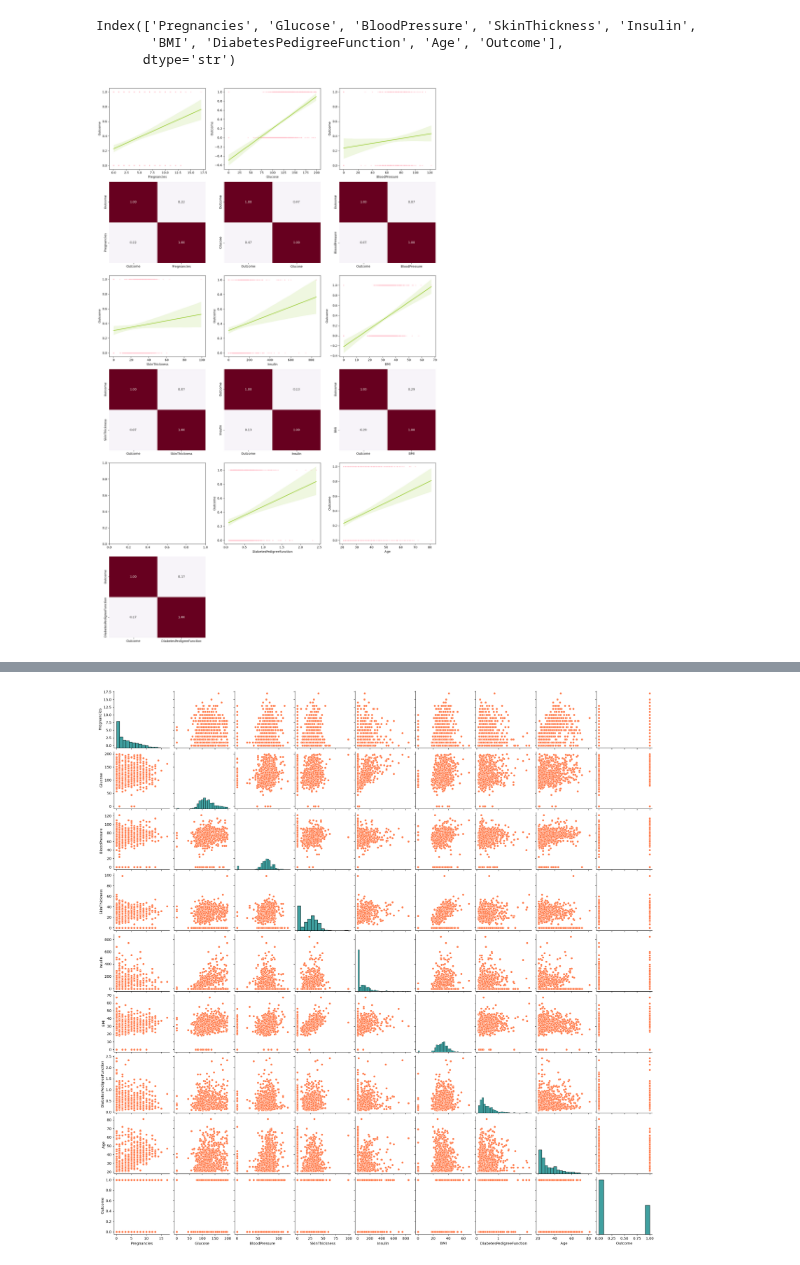
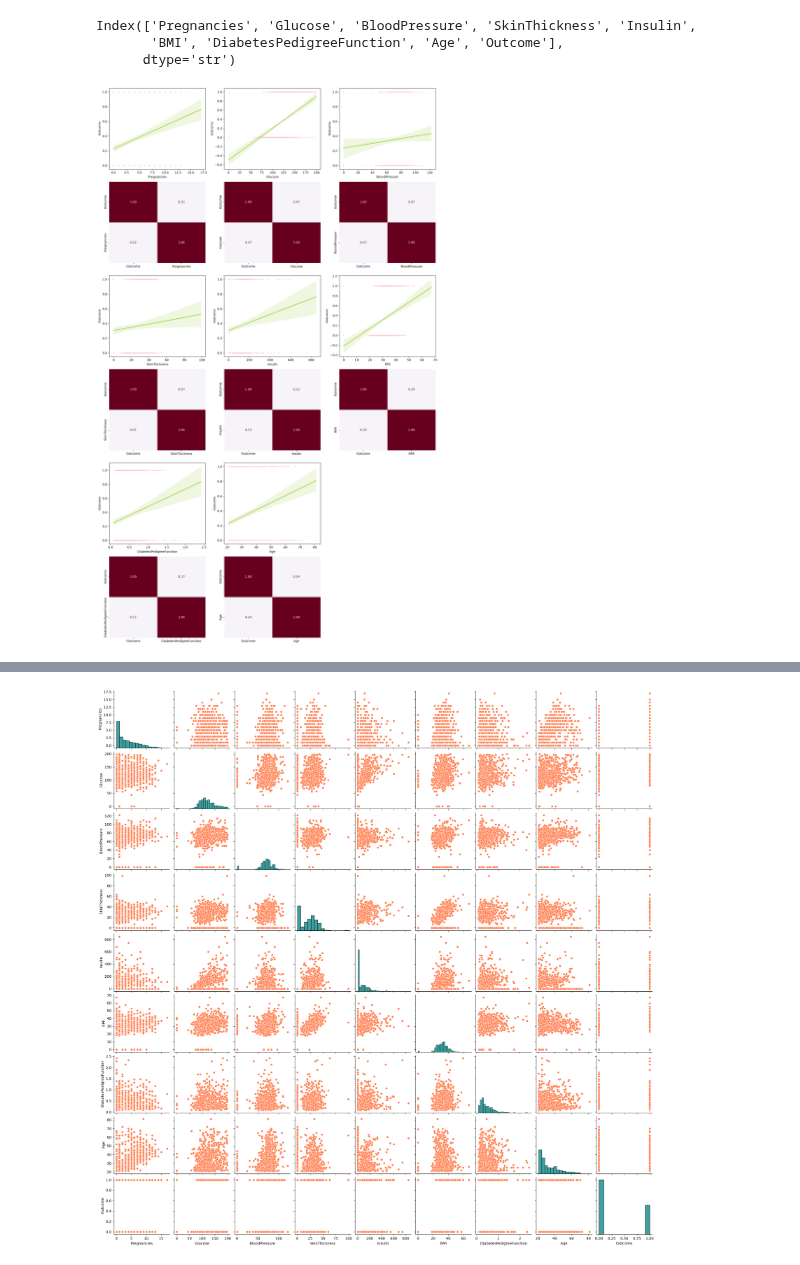
Before and after one commit to aromaydelicadeza/arbol_de_decision, a Jupyter notebook: src/explore.ipynb, the cells around one changed output, grey strips where cells are left out. Saved outputs shown, nothing was run; the diff lists cells and outputs as text; code cells hidden in the pictures.

```diff
--- a/src/explore.ipynb
+++ b/src/explore.ipynb
@@ -144,38 +144,38 @@ Index(['Pregnancies', 'Glucose', 'BloodPressure', 'SkinThickness', 'Insulin',
 # %%
 fig, axis = plt.subplots(6,3, figsize=(16,26))
 
 sns.regplot(ax = axis[0,0], data = df, x = "Pregnancies", y = "Outcome", scatter_kws = {'s': 5 ,'alpha':0.5, 'color':'pink'}, line_kws = {'color':'yellowgreen', 'linewidth': 2})
 sns.heatmap(df[["Outcome","Pregnancies"]].corr(), annot=True, fmt = '.2f', ax = axis[1,0], cmap='PuRd', cbar=False)
 
 sns.regplot(ax = axis[0,1], data = df, x = "Glucose", y = "Outcome", scatter_kws = {'s': 5 ,'alpha':0.5, 'color':'pink'}, line_kws = {'color':'yellowgreen', 'linewidth': 2})
 sns.heatmap(df[["Outcome","Glucose"]].corr(), annot=True, fmt = '.2f', ax = axis[1,1], cmap='PuRd', cbar=False)
 
 sns.regplot(ax = axis[0,2], data = df, x = "BloodPressure", y = "Outcome", scatter_kws = {'s': 5 ,'alpha':0.5, 'color':'pink'}, line_kws = {'color':'yellowgreen', 'linewidth': 2})
 sns.heatmap(df[["Outcome","BloodPressure"]].corr(), annot=True, fmt = '.2f', ax = axis[1,2], cmap='PuRd', cbar=False)
 
 sns.regplot(ax = axis[2,0], data = df, x = "SkinThickness", y = "Outcome", scatter_kws = {'s': 5 ,'alpha':0.5, 'color':'pink'}, line_kws = {'color':'yellowgreen', 'linewidth': 2})
 sns.heatmap(df[["Outcome","SkinThickness"]].corr(), annot=True, fmt = '.2f', ax = axis[3,0], cmap='PuRd', cbar=False)
 
 sns.regplot(ax = axis[2,1], data = df, x = "Insulin", y = "Outcome", scatter_kws = {'s': 5 ,'alpha':0.5, 'color':'pink'}, line_kws = {'color':'yellowgreen', 'linewidth': 2})
 sns.heatmap(df[["Outcome","Insulin"]].corr(), annot=True, fmt = '.2f', ax = axis[3,1], cmap='PuRd', cbar=False)
 
 sns.regplot(ax = axis[2,2], data = df, x = "BMI", y = "Outcome", scatter_kws = {'s': 5 ,'alpha':0.5, 'color':'pink'}, line_kws = {'color':'yellowgreen', 'linewidth': 2})
 sns.heatmap(df[["Outcome","BMI"]].corr(), annot=True, fmt = '.2f', ax = axis[3,2], cmap='PuRd', cbar=False)
 
-sns.regplot(ax = axis[4,1], data = df, x = "DiabetesPedigreeFunction", y = "Outcome", scatter_kws = {'s': 5 ,'alpha':0.5, 'color':'pink'}, line_kws = {'color':'yellowgreen', 'linewidth': 2})
+sns.regplot(ax = axis[4,0], data = df, x = "DiabetesPedigreeFunction", y = "Outcome", scatter_kws = {'s': 5 ,'alpha':0.5, 'color':'pink'}, line_kws = {'color':'yellowgreen', 'linewidth': 2})
 sns.heatmap(df[["Outcome","DiabetesPedigreeFunction"]].corr(), annot=True,fmt = '.2f', ax = axis[5,0], cmap='PuRd', cbar=False)
 
-sns.regplot(ax = axis[4,2], data = df, x = "Age", y = "Outcome", scatter_kws = {'s': 5 ,'alpha':0.5, 'color':'pink'}, line_kws = {'color':'yellowgreen', 'linewidth': 2})
-sns.heatmap(df[["Outcome","Age"]].corr(), annot=True,fmt = '.2f', ax = axis[5,2], cmap='PuRd', cbar=False)
+sns.regplot(ax = axis[4,1], data = df, x = "Age", y = "Outcome", scatter_kws = {'s': 5 ,'alpha':0.5, 'color':'pink'}, line_kws = {'color':'yellowgreen', 'linewidth': 2})
+sns.heatmap(df[["Outcome","Age"]].corr(), annot=True,fmt = '.2f', ax = axis[5,1], cmap='PuRd', cbar=False)
 
-fig.delaxes(axis[5,1])
+fig.delaxes(axis[4,2])
 fig.delaxes(axis[5,2])
 
 plt.tight_layout()
 
 plt.show()
 # %% [output]
-[figure, old version]
+[figure, new version]
 # %% [markdown]
 Los diagramas de correlación permiten identificar la dirección y la intensidad de correlación entre las variables predictoras y la presencia de Diabetes (**'Outcome'**). Estas correlaciones sirven como análisis exploratorio previo al modelo, permitiendo detectar variables potencialmente relevantes.
 
```
Also changed, not shown: parts of 1 cell of this notebook.
